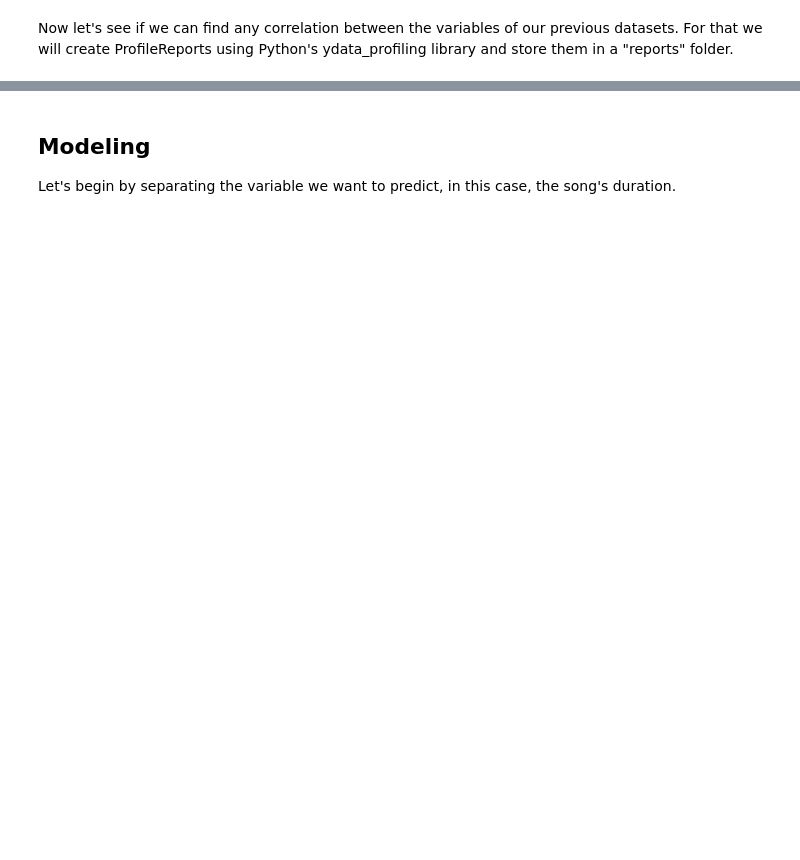
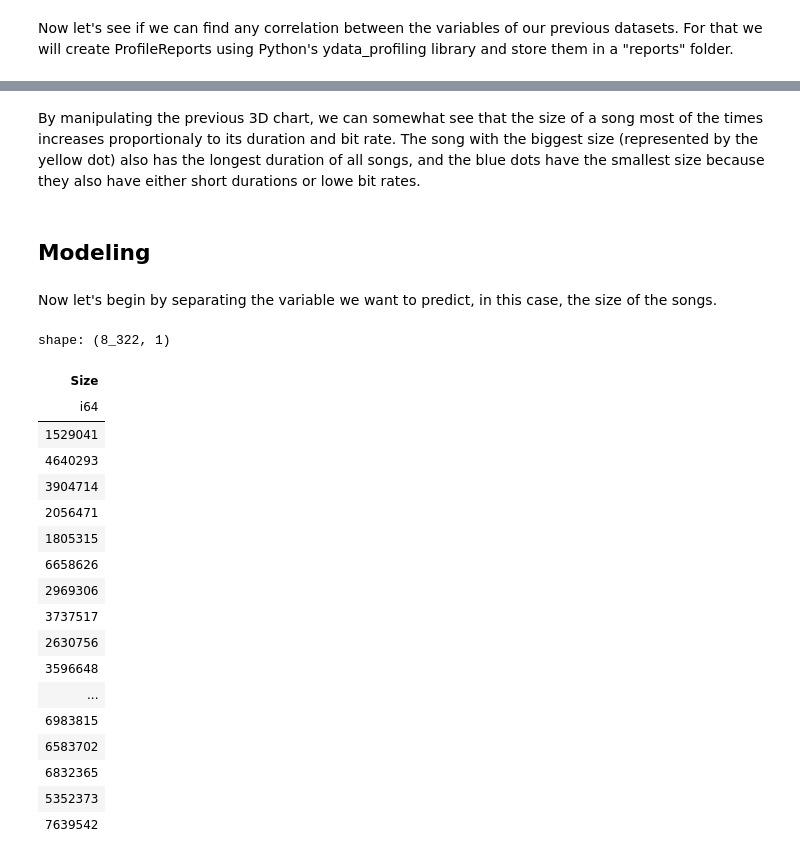
Before and after one commit to Underdoge/music-ds, a Jupyter notebook: Jupyter_Workbook.ipynb, the cells around one changed output, grey strips where cells are left out. Drawn from its saved outputs; the diff is of its cells as text; code cells hidden in the pictures; blank space fills up the shorter version.

```diff
--- a/Jupyter_Workbook.ipynb
+++ b/Jupyter_Workbook.ipynb
@@ -547,4 +564,29 @@ No correlations were found in the "Scrobbling Profiling Report", but from the co
+# %% [markdown]
+By manipulating the previous 3D chart, we can somewhat see that the size of a song most of the times increases proportionaly to its duration and bit rate. The song with the biggest size (represented by the yellow dot) also has the longest duration of all songs, and the blue dots have the smallest size because they also have either short durations or lowe bit rates.
+# %% [markdown]
+## Modeling
 # %% [markdown]
-## Modeling
-
-Let's begin by separating the variable we want to predict, in this case, the song's duration.
+Now let's begin by separating the variable we want to predict, in this case, the size of the songs.
+# %%
+songs_size = songs_df.select(pl.col('Size'))
+songs_size
+# %% [output]
+shape: (8_322, 1)
+| Size |
+| i64 |
+| 1529041 |
+| 4640293 |
+| 3904714 |
+| 2056471 |
+| 1805315 |
+| 6658626 |
+| 2969306 |
+| 3737517 |
+| 2630756 |
+| 3596648 |
+| ... |
+| 6983815 |
+| 6583702 |
+| 6832365 |
+| 5352373 |
+| 7639542 |
```
Also changed, not shown: parts of 19 cells of this notebook, 3 other files.
